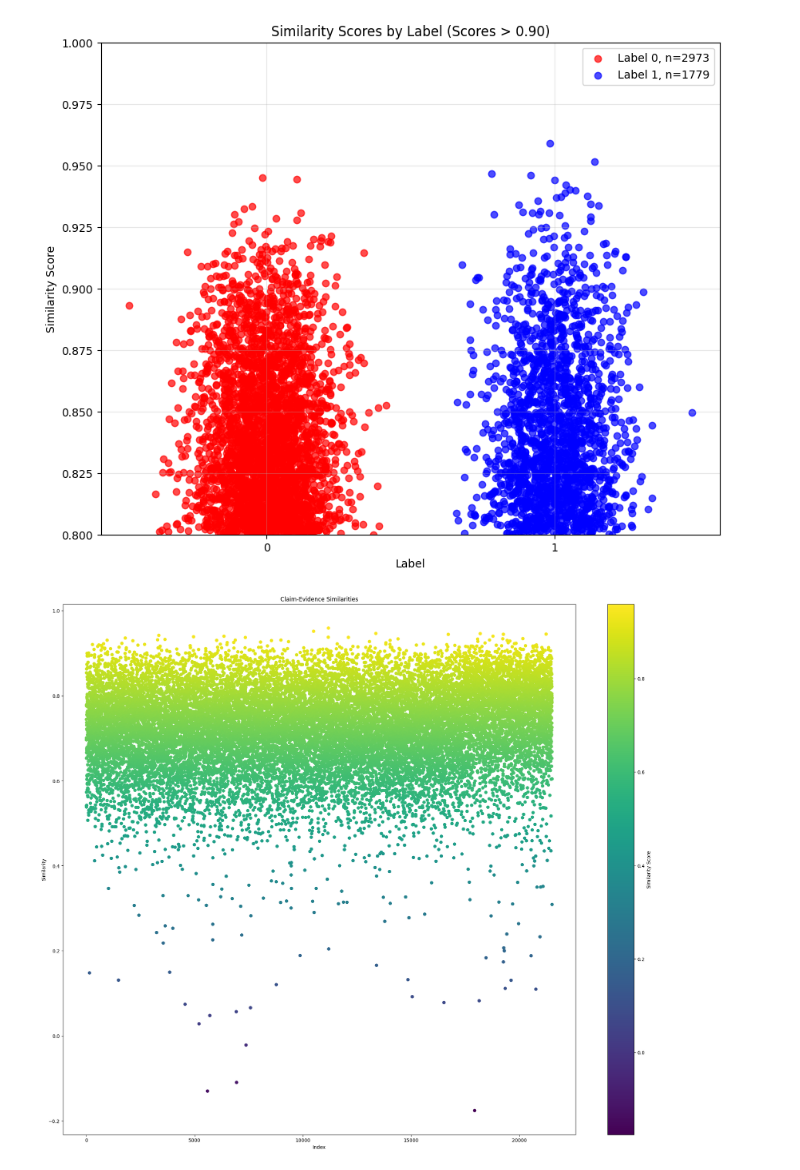
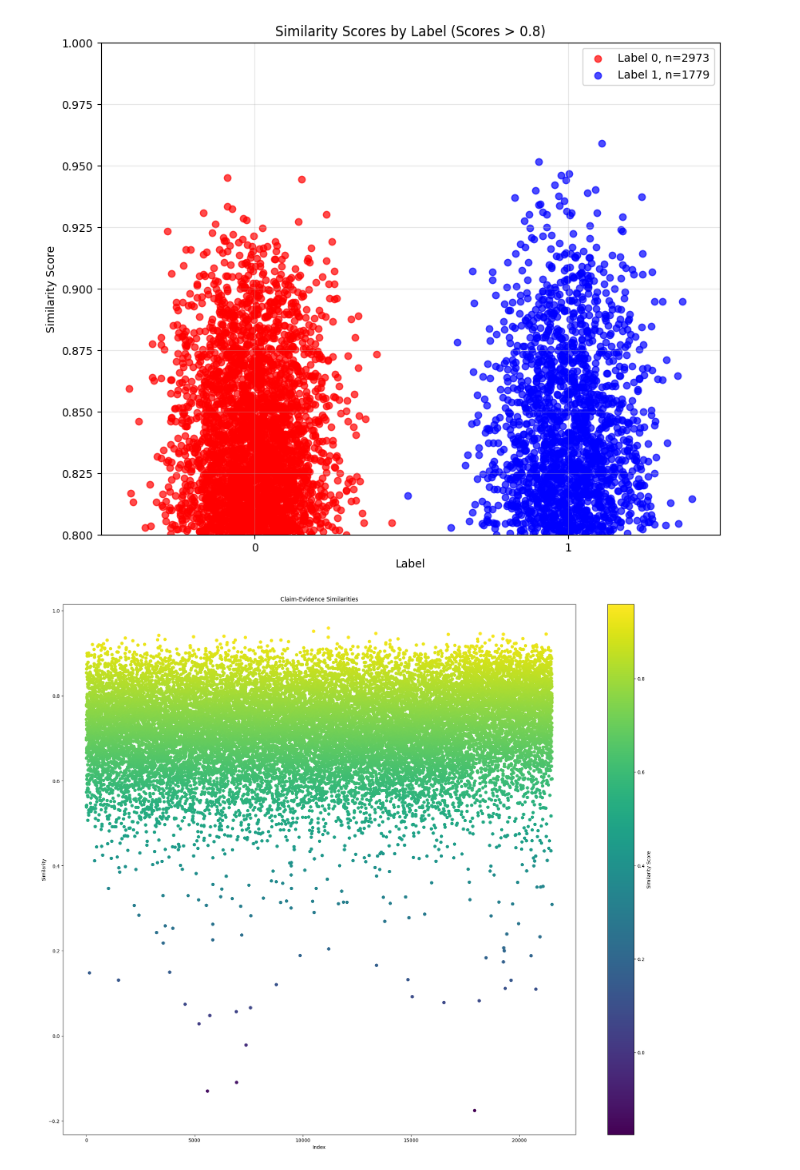
Before and after one commit to willasbery/comp34812, a Jupyter notebook: dataset-analysis.ipynb, the cells around one changed output. Saved outputs shown, nothing was run; the diff lists cells and outputs as text; code cells hidden in the pictures.

```diff
--- a/dataset-analysis.ipynb
+++ b/dataset-analysis.ipynb
@@ -30,3 +31,5 @@ train_data['Claim Vectors'] = train_data['Claim'].apply(text_to_vec)
 train_data['Evidence Vectors'] = train_data['Evidence'].apply(text_to_vec)
 # %%
 similarities = [1 - cosine(row['Claim Vectors'], row['Evidence Vectors']) for index, row in train_data.iterrows()]
+similarities = np.array(similarities)
+similarities = np.round(similarities, 2)
@@ -33,40 +156,40 @@ similarities = [1 - cosine(row['Claim Vectors'], row['Evidence Vectors']) for in
 # %%
-import numpy as np
-
 # Organize similarities by label
 label_0_similarities = []
 label_1_similarities = []
 
+similarity_threshold = 0.80
+
 for idx, similarity in enumerate(similarities):
-    if similarity > 0.80:
+    if similarity > similarity_threshold:
         label = train_data.iloc[idx]['label']
         if label == 0:
             label_0_similarities.append(similarity)
         else:
             label_1_similarities.append(similarity)
 
 plt.figure(figsize=(10, 8))
 
 # Add some jitter to the x positions
 jitter_amount = 0.12
 x_0 = np.zeros(len(label_0_similarities)) + np.random.normal(0, jitter_amount, len(label_0_similarities))
 x_1 = np.ones(len(label_1_similarities)) + np.random.normal(0, jitter_amount, len(label_1_similarities))
 
 # Plot points
 plt.scatter(x_0, label_0_similarities, color='red', alpha=0.7, label=f'Label 0, n={len(label_0_similarities)}')
 plt.scatter(x_1, label_1_similarities, color='blue', alpha=0.7, label=f'Label 1, n={len(label_1_similarities)}')
 
 # Add labels and styling
 plt.ylabel('Similarity Score')
 plt.xlabel('Label')
-plt.title('Similarity Scores by Label (Scores > 0.90)')
+plt.title(f'Similarity Scores by Label (Scores > {similarity_threshold})')
 plt.xticks([0, 1], ['0', '1'])
 plt.grid(True, alpha=0.3)
 plt.ylim(0.8, 1.0)  # Set y-axis limit to focus on the range of interest
 plt.legend()
 plt.show()
 # %% [output]
-[figure, old version]
+[figure, new version]
 # %%
 plt.figure(figsize=(24, 20))
 plt.scatter(range(len(similarities)), similarities, c=similarities, cmap='viridis')
```
Also changed, not shown: parts of 4 cells of this notebook, 3 other files.
